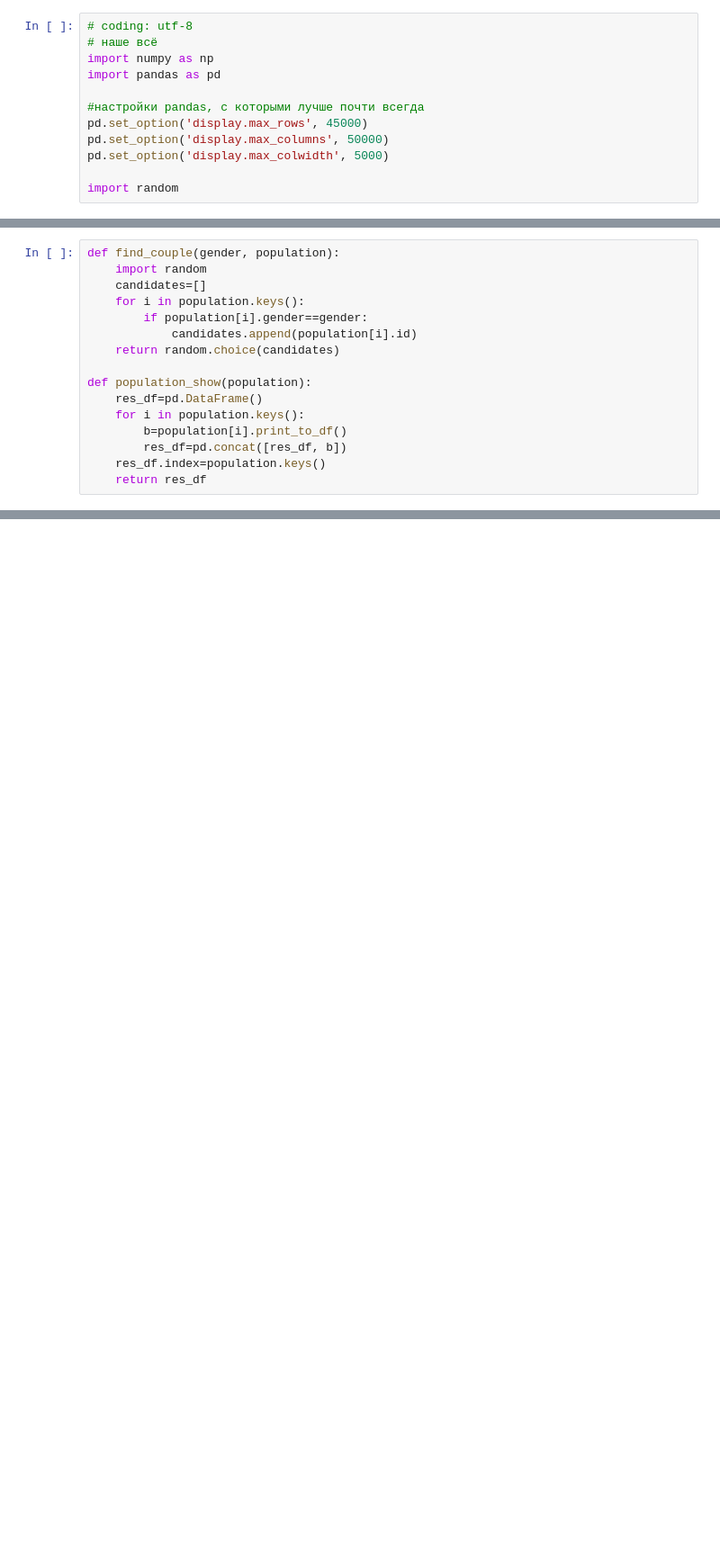
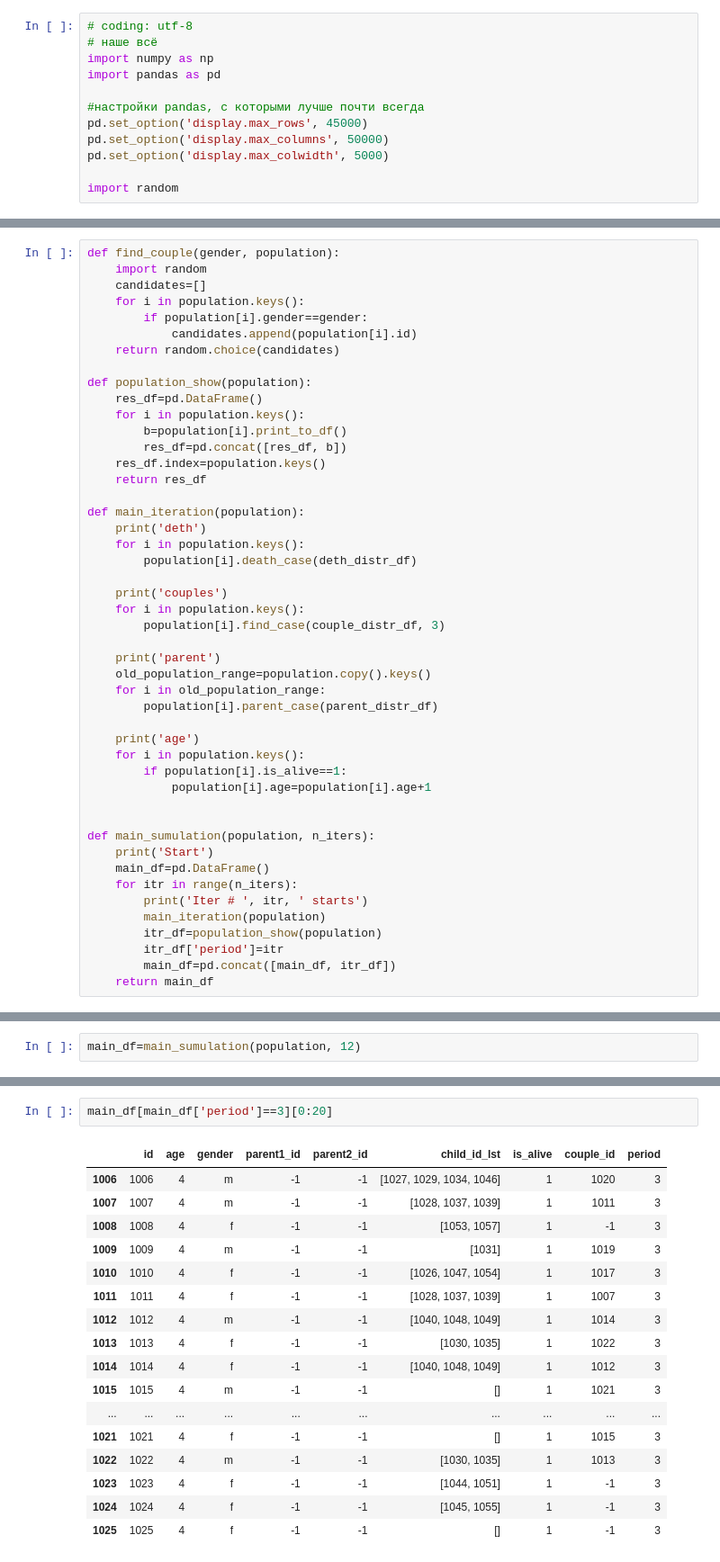
Before and after one commit to rosolimo212/demogrphy, a Jupyter notebook: main.ipynb, the cells around one changed output, grey strips where cells are left out. Shown: that part at 90% size. Saved outputs shown, nothing was run; the diff lists cells and outputs as text; blank space fills up the shorter version.

```diff
--- a/main.ipynb
+++ b/main.ipynb
@@ -128,3 +140,34 @@ def population_show(population):
         res_df=pd.concat([res_df, b])
     res_df.index=population.keys()
     return res_df
+
+def main_iteration(population):
+    print('deth')
+    for i in population.keys():
+        population[i].death_case(deth_distr_df)
+
+    print('couples')
+    for i in population.keys():
+        population[i].find_case(couple_distr_df, 3)
+
+    print('parent')
+    old_population_range=population.copy().keys()
+    for i in old_population_range:
+        population[i].parent_case(parent_distr_df)
+
+    print('age')
+    for i in population.keys():
+        if population[i].is_alive==1:
+            population[i].age=population[i].age+1
+
+
+def main_sumulation(population, n_iters):
+    print('Start')
+    main_df=pd.DataFrame()
+    for itr in range(n_iters):
+        print('Iter # ', itr, ' starts')
+        main_iteration(population)
+        itr_df=population_show(population)
+        itr_df['period']=itr
+        main_df=pd.concat([main_df, itr_df])
+    return main_df
@@ -179,0 +227,2 @@ parent_distr_df
+# %%
+main_df=main_sumulation(population, 12)
@@ -179,0 +254,20 @@ parent_distr_df
+# %%
+main_df[main_df['period']==3][0:20]
+# %% [output]
+|  | id | age | gender | parent1_id | parent2_id | child_id_lst | is_alive | couple_id | period |
+| 1006 | 1006 | 4 | m | -1 | -1 | [1027, 1029, 1034, 1046] | 1 | 1020 | 3 |
+| 1007 | 1007 | 4 | m | -1 | -1 | [1028, 1037, 1039] | 1 | 1011 | 3 |
+| 1008 | 1008 | 4 | f | -1 | -1 | [1053, 1057] | 1 | -1 | 3 |
+| 1009 | 1009 | 4 | m | -1 | -1 | [1031] | 1 | 1019 | 3 |
+| 1010 | 1010 | 4 | f | -1 | -1 | [1026, 1047, 1054] | 1 | 1017 | 3 |
+| 1011 | 1011 | 4 | f | -1 | -1 | [1028, 1037, 1039] | 1 | 1007 | 3 |
+| 1012 | 1012 | 4 | m | -1 | -1 | [1040, 1048, 1049] | 1 | 1014 | 3 |
+| 1013 | 1013 | 4 | f | -1 | -1 | [1030, 1035] | 1 | 1022 | 3 |
+| 1014 | 1014 | 4 | f | -1 | -1 | [1040, 1048, 1049] | 1 | 1012 | 3 |
+| 1015 | 1015 | 4 | m | -1 | -1 | [] | 1 | 1021 | 3 |
+| ... | ... | ... | ... | ... | ... | ... | ... | ... | ... |
+| 1021 | 1021 | 4 | f | -1 | -1 | [] | 1 | 1015 | 3 |
+| 1022 | 1022 | 4 | m | -1 | -1 | [1030, 1035] | 1 | 1013 | 3 |
+| 1023 | 1023 | 4 | f | -1 | -1 | [1044, 1051] | 1 | -1 | 3 |
+| 1024 | 1024 | 4 | f | -1 | -1 | [1045, 1055] | 1 | -1 | 3 |
+| 1025 | 1025 | 4 | f | -1 | -1 | [] | 1 | -1 | 3 |
```
Also changed, not shown: parts of 16 cells of this notebook.
